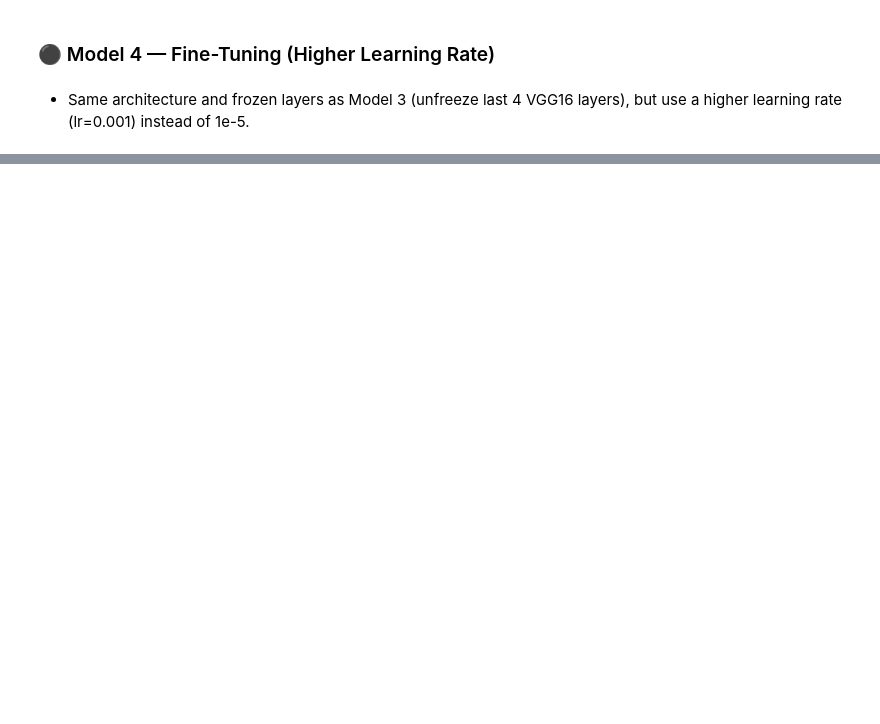
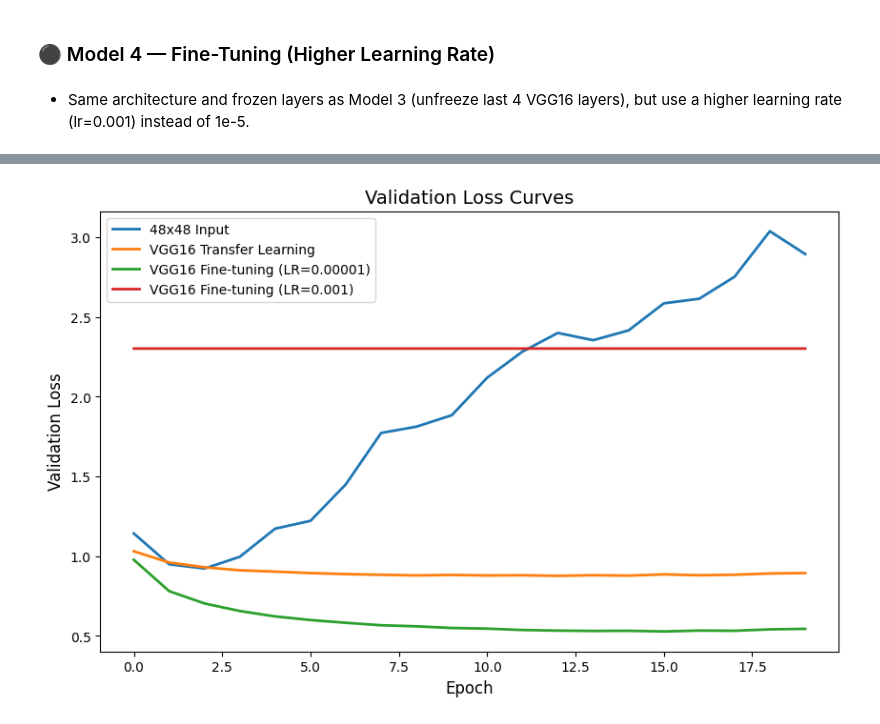
Before and after one commit to Youssef-Elhelw/CIFAR10-CNN-Optimization, a Jupyter notebook: 20230499_20230596_20230709_CNN_Assignment.ipynb, the cells around one changed output, grey strips where cells are left out. Drawn from its saved outputs; the diff is of its cells as text; code cells hidden in the pictures; blank space fills up the shorter version.

```diff
--- a/20230499_20230596_20230709_CNN_Assignment.ipynb
+++ b/20230499_20230596_20230709_CNN_Assignment.ipynb
@@ -570,0 +709,14 @@ pass
+# %%
+# plotting val loss curves for all 4 models on one graph
+plt.figure(figsize=(10, 6))
+plt.plot(history_1.history['val_loss'], label='48x48 Input', lw=2)
+plt.plot(history_2.history['val_loss'], label='VGG16 Transfer Learning', lw=2)
+plt.plot(history_3.history['val_loss'], label='VGG16 Fine-tuning (LR=0.00001)', lw=2)
+plt.plot(history_4.history['val_loss'], label='VGG16 Fine-tuning (LR=0.001)', lw=2)
+plt.title('Validation Loss Curves', fontsize=14)
+plt.xlabel('Epoch', fontsize=12)
+plt.ylabel('Validation Loss', fontsize=12)
+plt.legend()
+plt.show()
+# %% [output]
+[figure, added]
```
Also changed, not shown: parts of 9 cells of this notebook.
